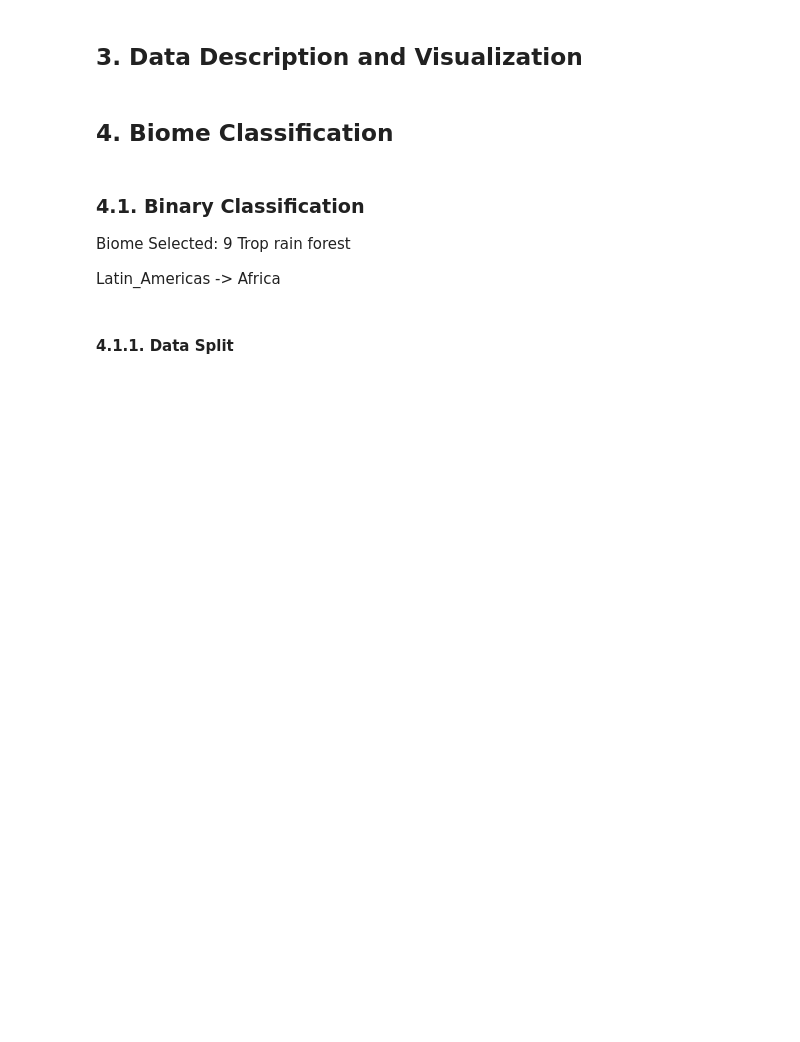
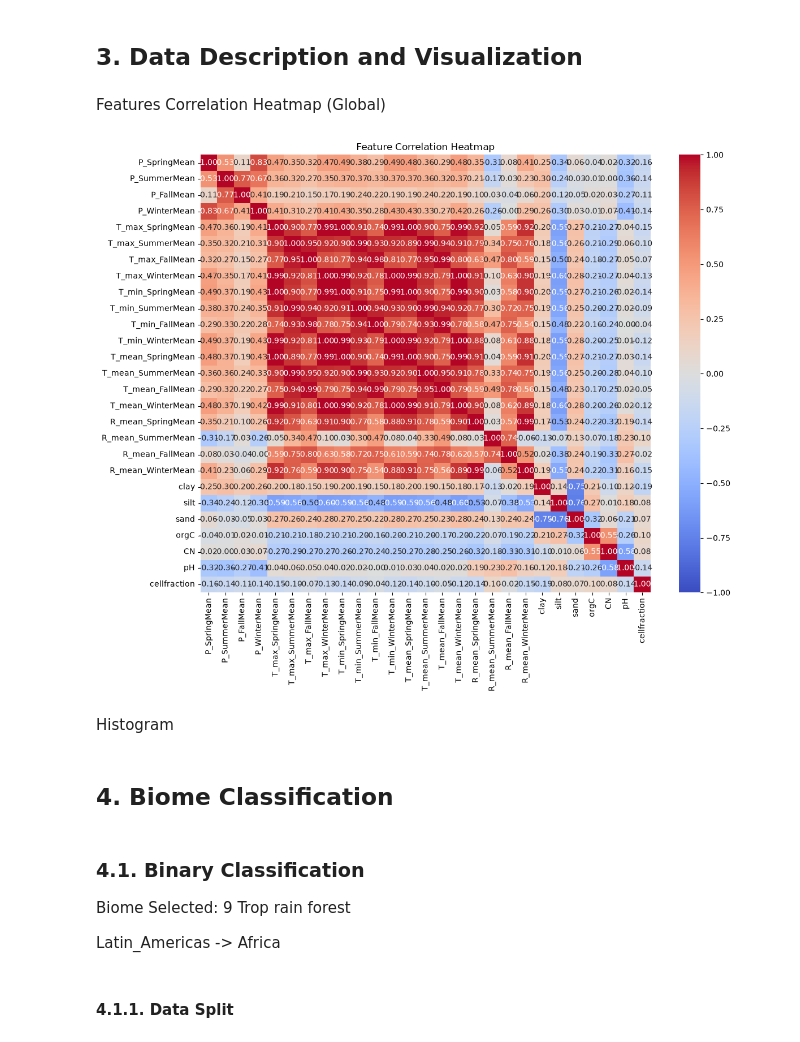
Before and after one commit to Xraaaay/lu_bern01, a Jupyter notebook: Project02/biome.ipynb, the cells around one changed output. Cells and saved outputs as stored; diff of their text form; code cells hidden in the pictures; blank space fills up the shorter version.

```diff
--- a/Project02/biome.ipynb
+++ b/Project02/biome.ipynb
@@ -282,6 +285,14 @@ feat_T_mean = df_T_mean[
     "FallMean": "T_mean_FallMean",
     "WinterMean": "T_mean_WinterMean"
 })
+feat_R_mean = df_radiation[
+    ["Lon", "Lat", "SpringMean", "SummerMean", "FallMean", "WinterMean"]
+].rename(columns={
+    "SpringMean": "R_mean_SpringMean",
+    "SummerMean": "R_mean_SummerMean",
+    "FallMean": "R_mean_FallMean",
+    "WinterMean": "R_mean_WinterMean"
+})
 feat_soil = df_soil[["Lon", "Lat", "clay", "silt", "sand", "orgC", "CN", "pH", "cellfraction"]]
 targe_lpj = df_lpj[["Lon", "Lat", "NPP", "VegC", "Biome_Cmax", "Biome_LAI", "Biome_obs"]]
 # %%
@@ -291,6 +302,7 @@ df_data = (
     .merge(feat_T_max, on=["Lat", "Lon"])
     .merge(feat_T_min, on=["Lat", "Lon"])
     .merge(feat_T_mean, on=["Lat", "Lon"])
+    .merge(feat_R_mean, on=["Lat", "Lon"])
     .merge(feat_soil, on=["Lat", "Lon"])
     .merge(targe_lpj, on=["Lat", "Lon"])
 )
@@ -306,4 +318,29 @@ df_data.head()
 # %% [markdown]
 ## 3. Data Description and Visualization
+# %% [markdown]
+Features Correlation Heatmap (Global)
 # %%
-# TODO
+def draw_heatmap(df: pd.DataFrame):
+    corr_matrix = df.corr()
+
+    figure, ax = plt.subplots(figsize=(12, 10))
+    sns.heatmap(corr_matrix, cmap="coolwarm", annot=True, fmt=".2f", vmin=-1, vmax=1, center=0)
+
+    ax.set_title("Feature Correlation Heatmap")
+    plt.tight_layout()
+    plt.show()
+# %%
+feature_cols = [
+    "P_SpringMean", "P_SummerMean", "P_FallMean", "P_WinterMean",
+    "T_max_SpringMean", "T_max_SummerMean", "T_max_FallMean", "T_max_WinterMean",
+    "T_min_SpringMean", "T_min_SummerMean", "T_min_FallMean", "T_min_WinterMean",
+    "T_mean_SpringMean", "T_mean_SummerMean", "T_mean_FallMean", "T_mean_WinterMean",
+    "R_mean_SpringMean", "R_mean_SummerMean", "R_mean_FallMean", "R_mean_WinterMean",
+    "clay", "silt", "sand", "orgC", "CN", "pH", "cellfraction"
+]
+
+draw_heatmap(df_data[feature_cols])
+# %% [output]
+[figure, added]
+# %% [markdown]
+Histogram
```
Also changed, not shown: parts of 73 cells of this notebook, 2 other files.
